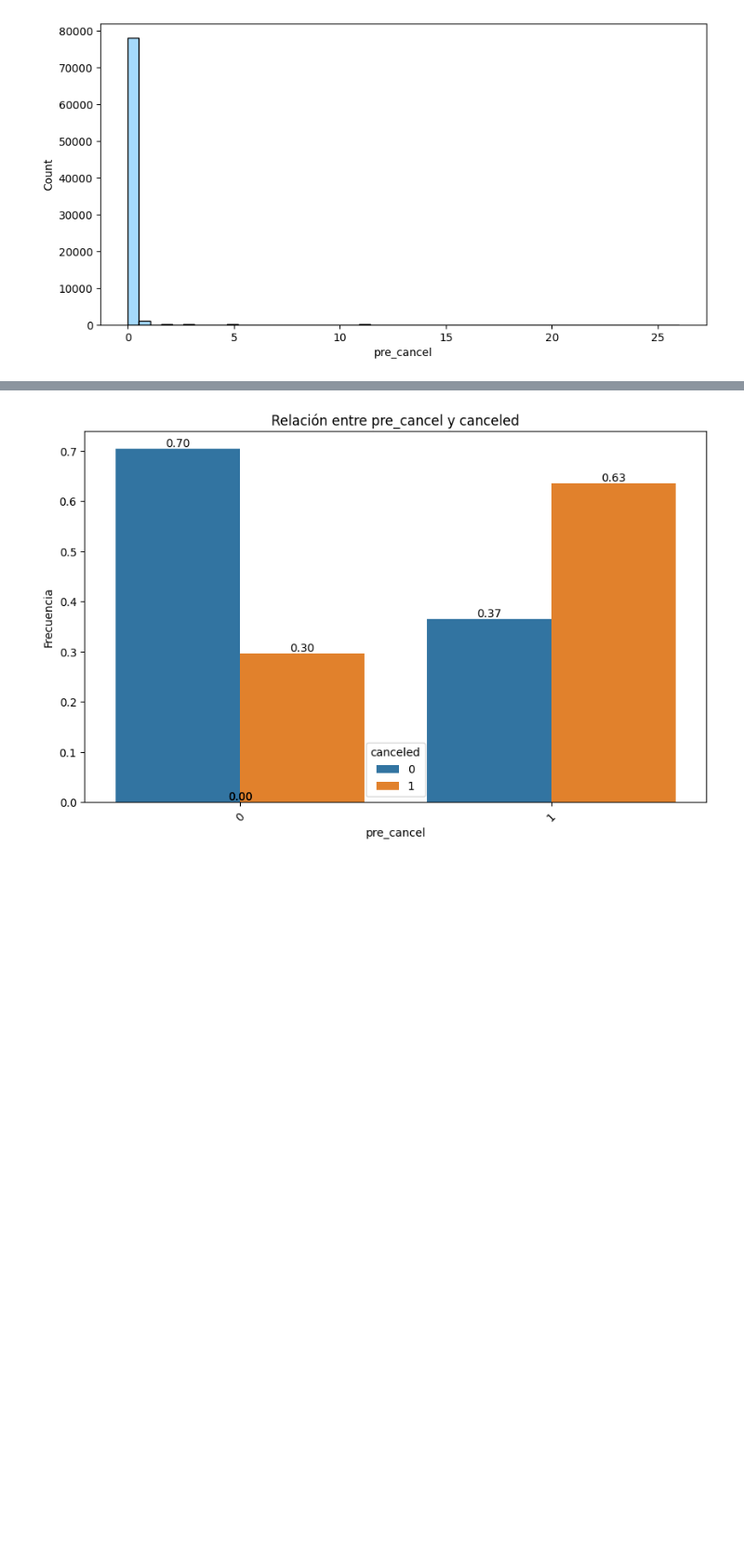
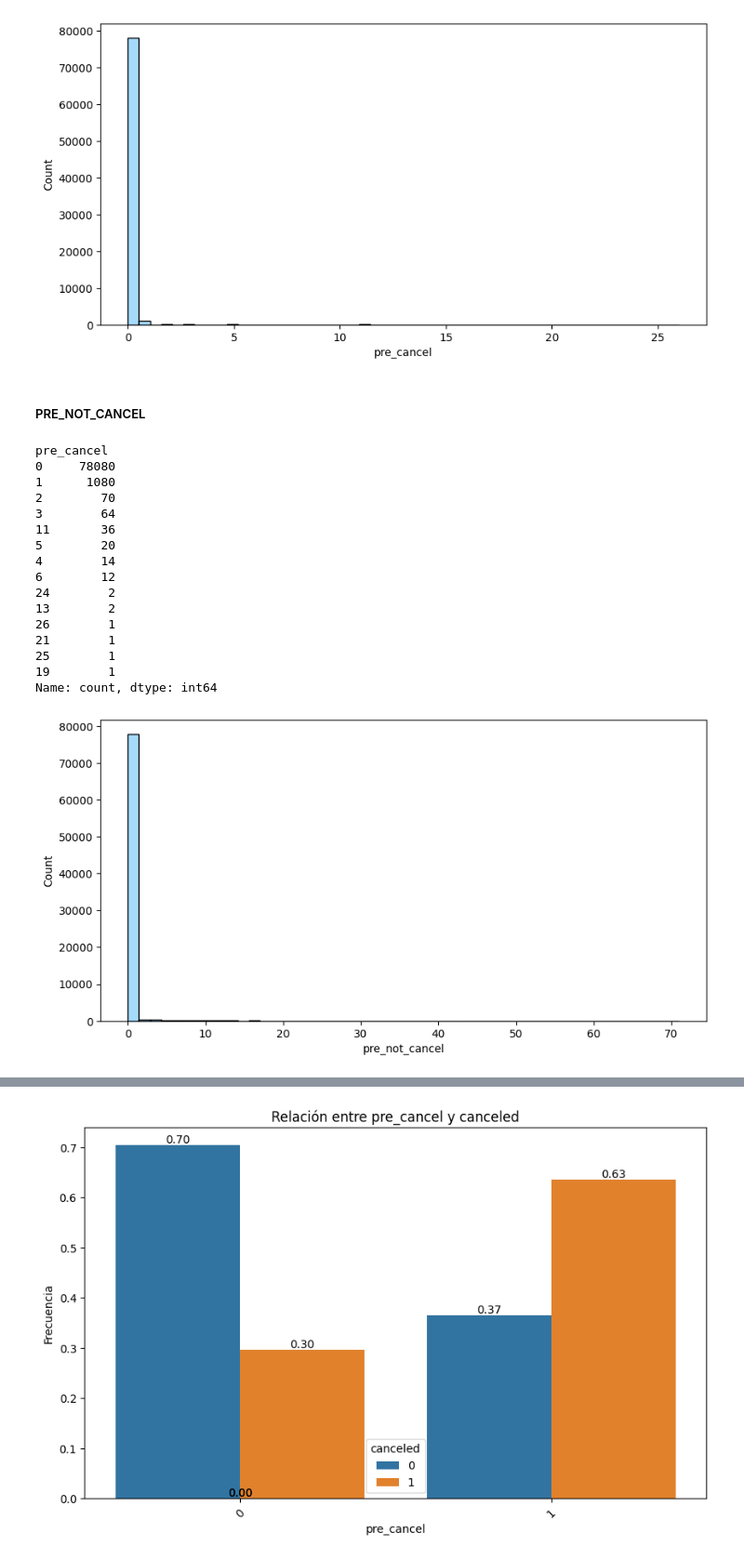
Before and after one commit to AntGV/ML_cancelacion_hotelera, a Jupyter notebook: src/notebooks/2_notebook_EDA.ipynb, the cells around one changed output, grey strips where cells are left out. Shown at 93% size. Saved outputs shown, nothing was run; the diff lists cells and outputs as text; code cells hidden in the pictures; blank space fills up the shorter version.

```diff
--- a/src/notebooks/2_notebook_EDA.ipynb
+++ b/src/notebooks/2_notebook_EDA.ipynb
@@ -479,4 +480,28 @@ pre_cancel
 19        1
 Name: count, dtype: int64
 [figure]
+# %% [markdown]
+##### PRE_NOT_CANCEL
+# %%
+print(train_set.pre_cancel.value_counts())
+fig, axs = plt.subplots(1,1, figsize = (10,5))
+sns.histplot(train_set.pre_not_cancel, bins = 50, color = "lightskyblue");
+# %% [output]
+pre_cancel
+0     78080
+1      1080
+2        70
+3        64
+11       36
+5        20
+4        14
+6        12
+24        2
+13        2
+26        1
+21        1
+25        1
+19        1
+Name: count, dtype: int64
+[figure, added]
 # %% [markdown]
```
Also changed, not shown: parts of 17 cells of this notebook, 6 other files.
